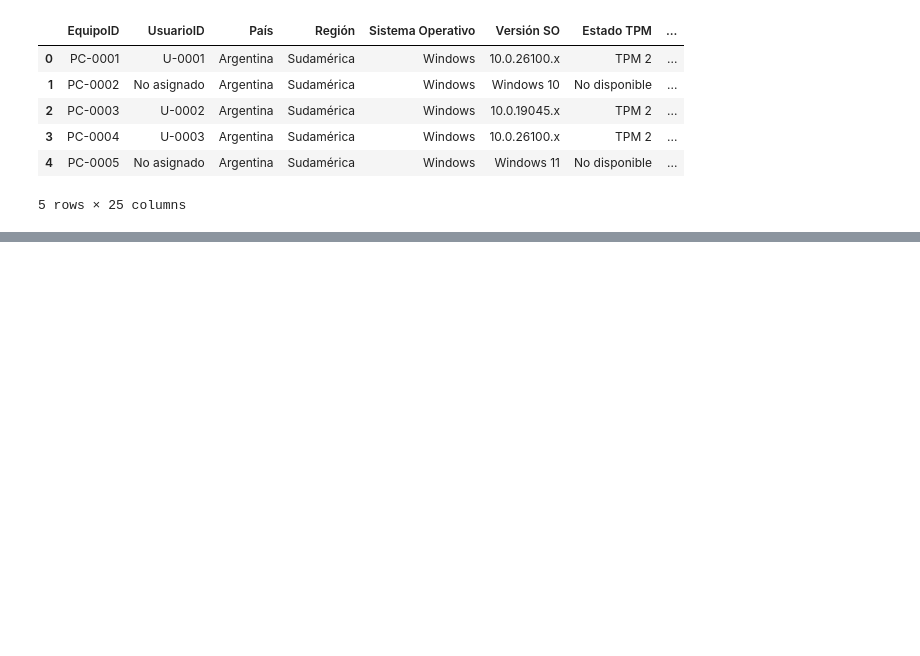
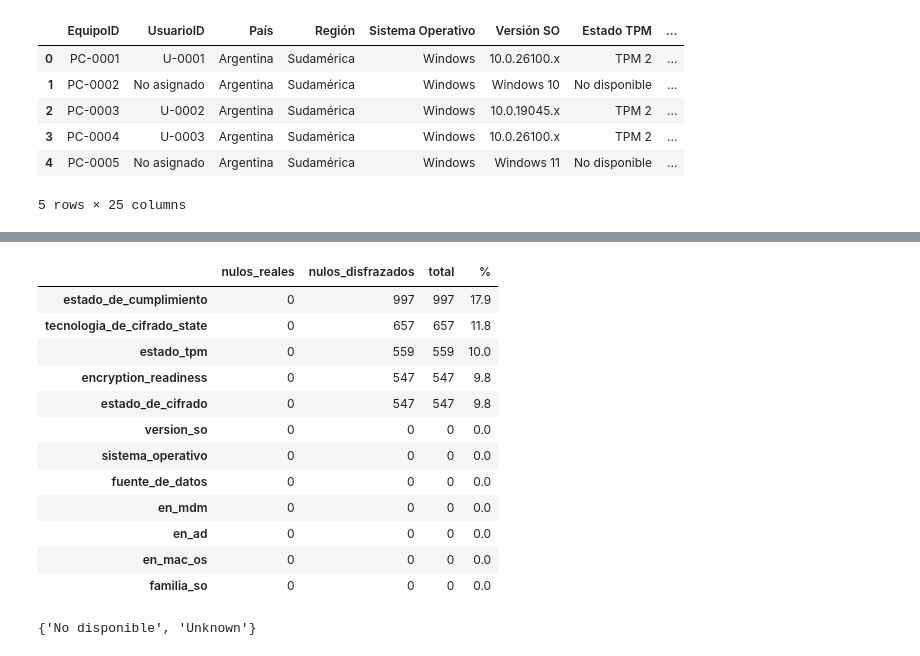
Before and after one commit to a01662395-prog/DWS, a Jupyter notebook: Initial_EDA.ipynb, the cells around one changed output, grey strips where cells are left out. Cells and saved outputs as stored; diff of their text form; code cells hidden in the pictures; blank space fills up the shorter version.

```diff
--- a/Initial_EDA.ipynb
+++ b/Initial_EDA.ipynb
@@ -82,0 +313,23 @@ def mapear(s, mapa, nombre):
+# %%
+# 4.4 Agrupar version_so en familia de SO (la columna original se conserva)
+
+ETIQUETA_SIN_DATO = "No disponible"
+
+def familia_so(v):
+    v = str(v)
+    if v == ETIQUETA_SIN_DATO or v.lower() in ("nan", "unknown", ""):
+        return ETIQUETA_SIN_DATO
+    if v.startswith("10.0.19") or v == "Windows 10":
+        return "Windows 10"
+    if v.startswith(("10.0.22", "10.0.26")) or v == "Windows 11":
+        return "Windows 11"
+    if v.startswith("Windows"):
+        return "Windows (sin versión)"
+    if v.startswith(("macOS", "26.")):
+        return "macOS"
+    return "Sin clasificar"          # versión nueva no contemplada → revisar
+
+df_a["familia_so"] = df_a["version_so"].map(familia_so)
+cat_cols.append("familia_so")
+print("sin clasificar:", (df_a["familia_so"] == "Sin clasificar").sum())
+df_a["familia_so"].value_counts()
@@ -82,0 +351,40 @@ def mapear(s, mapa, nombre):
+# %%
+# Perfilado de valores faltantes
+
+import re
+
+PATRON_SIN_DATO = r"^\s*(no disponible|desconocido|sin dato|sin informacion|n/?a|na|null|none|unknown|-)\s*$"
+
+def es_sin_dato(s):
+    """True si el valor es texto tipo 'No disponible', 'N/A', etc."""
+    return s.astype("string").map(lambda x: sin_acentos(x).lower() if pd.notna(x) else x) \
+            .str.match(PATRON_SIN_DATO, na=False)
+
+faltantes = pd.DataFrame({
+    "nulos_reales": df_a[cat_cols].isna().sum(),
+    "nulos_disfrazados": pd.Series({c: es_sin_dato(df_a[c]).sum() for c in cat_cols}),
+})
+faltantes["total"] = faltantes.sum(axis=1)
+faltantes["%"] = (faltantes["total"] / len(df_a) * 100).round(1)
+faltantes.sort_values("%", ascending=False)
+# %% [output]
+|  | nulos_reales | nulos_disfrazados | total | % |
+| estado_de_cumplimiento | 0 | 997 | 997 | 17.9 |
+| tecnologia_de_cifrado_state | 0 | 657 | 657 | 11.8 |
+| estado_tpm | 0 | 559 | 559 | 10.0 |
+| encryption_readiness | 0 | 547 | 547 | 9.8 |
+| estado_de_cifrado | 0 | 547 | 547 | 9.8 |
+| version_so | 0 | 0 | 0 | 0.0 |
+| sistema_operativo | 0 | 0 | 0 | 0.0 |
+| fuente_de_datos | 0 | 0 | 0 | 0.0 |
+| en_mdm | 0 | 0 | 0 | 0.0 |
+| en_ad | 0 | 0 | 0 | 0.0 |
+| en_mac_os | 0 | 0 | 0 | 0.0 |
+| familia_so | 0 | 0 | 0 | 0.0 |
+# %%
+etiquetas = set()
+for c in cat_cols:
+    etiquetas |= set(df_a.loc[es_sin_dato(df_a[c]), c].unique())
+etiquetas
+# %% [output]
+{'No disponible', 'Unknown'}
```
Also changed, not shown: parts of 26 cells of this notebook.
